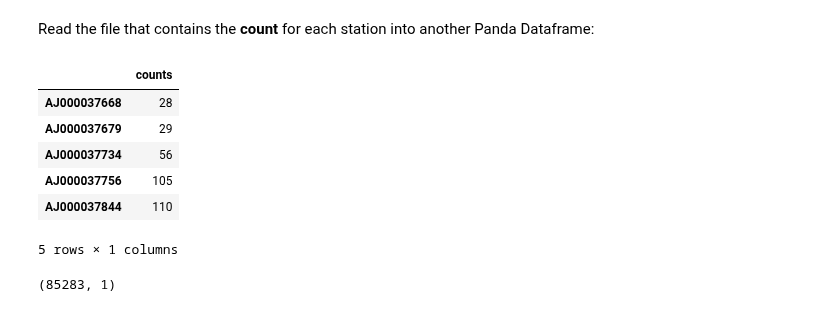
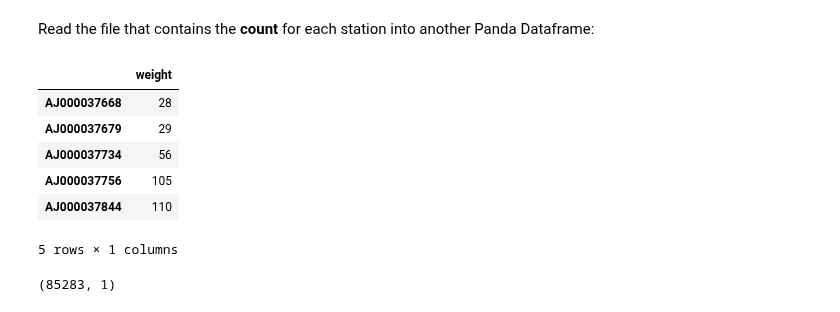
Before and after one commit to panagosg7/UCSD_BigData, a Jupyter notebook: notebooks/weather.mapreduce/Weather_01.ipynb, the cells around one changed output. Saved outputs shown, nothing was run; the diff lists cells and outputs as text; code cells hidden in the pictures.

```diff
--- a/notebooks/weather.mapreduce/Weather_01.ipynb
+++ b/notebooks/weather.mapreduce/Weather_01.ipynb
@@ -193,13 +193,13 @@ Read the file that contains the **count** for each station into another Panda Da
 # %%
 from matplotlib import pyplot as plt
 import numpy as np
 
 with open(emr_count_file) as f:
-    counts_df = pd.read_table(f, index_col=0, header=None, names = ['counts'] )
+    weight_df = pd.read_table(f, index_col=0, header=None, names = ['weight'] )
 
-counts_df.head()
+weight_df.head()
 # %% [output]
-|  | counts |
+|  | weight |
 | AJ000037668 | 28 |
 | AJ000037679 | 29 |
 | AJ000037734 | 56 |
```
Also changed, not shown: parts of 17 cells of this notebook.
